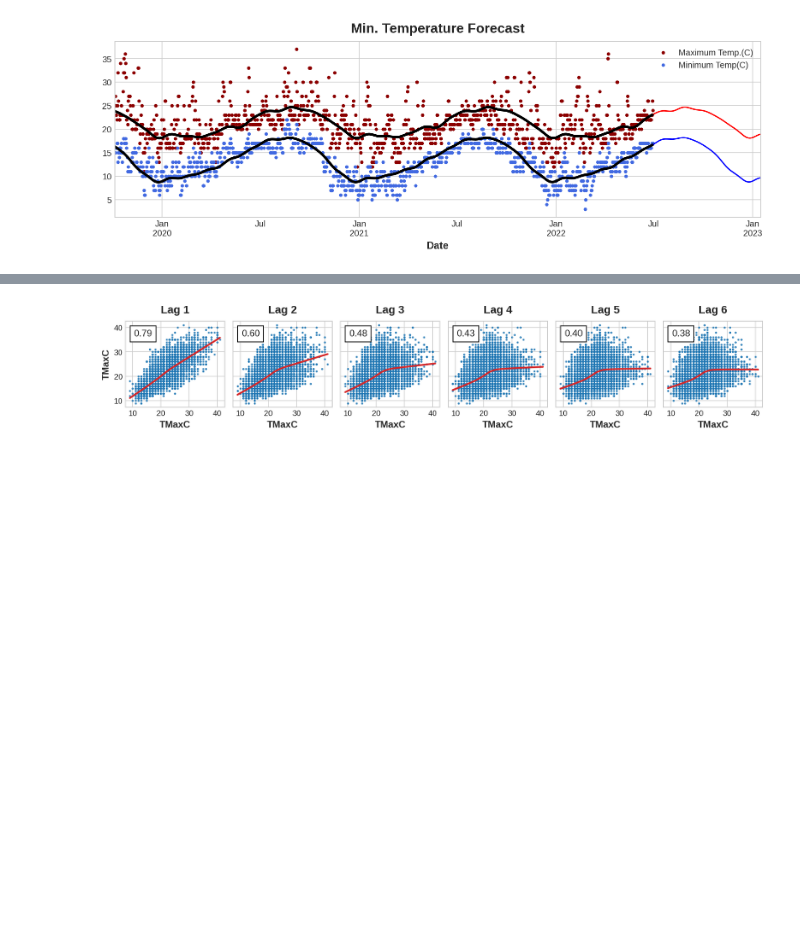
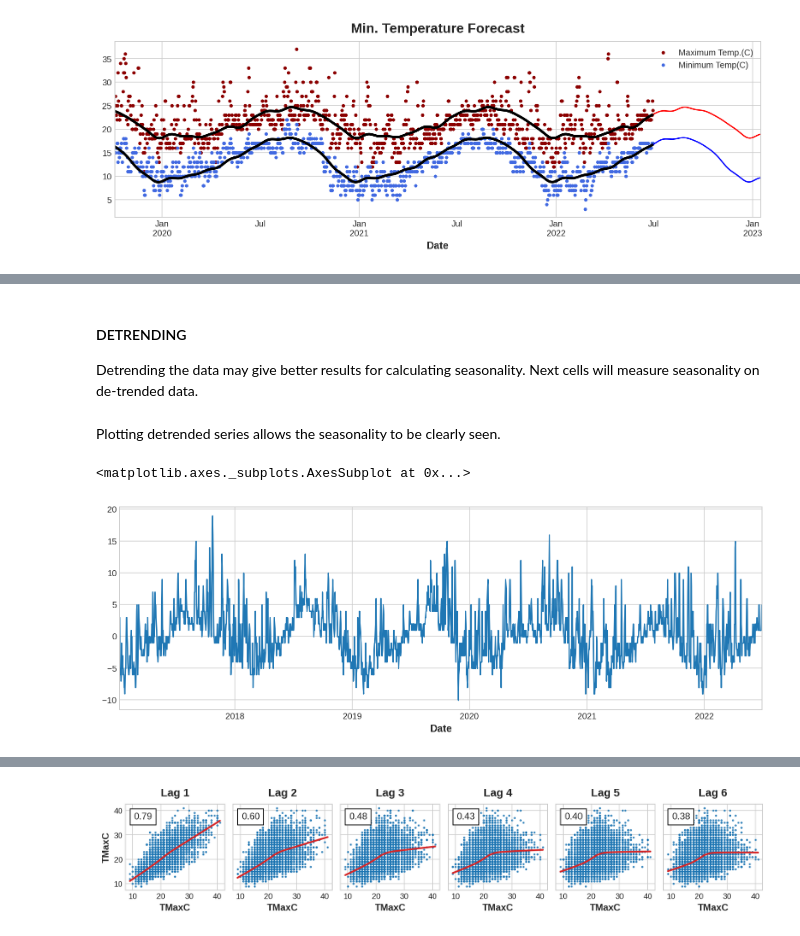
Before and after one commit to gunayyy21/Personal-Projects, a Jupyter notebook: LA weather time-analysis.ipynb, the cells around one changed output, grey strips where cells are left out. Cells and saved outputs as stored; diff of their text form; code cells hidden in the pictures; blank space fills up the shorter version.

```diff
--- a/LA weather time-analysis.ipynb
+++ b/LA weather time-analysis.ipynb
@@ -393,7 +391,7 @@ A fourier series is the sum of some trigonometric functions. For the purposes of
 # %%
 fourier = CalendarFourier(freq="A", order=10)  # 10 sin/cos pairs for "A"nnual seasonality
 
-dp = DeterministicProcess(
+dp_seasonal = DeterministicProcess(
     index=weather_data.index.to_period(),
     constant=True,               # dummy feature for bias (y-intercept)
     order=1,                     # trend (order 1 means linear)
@@ -401,7 +399,7 @@ dp = DeterministicProcess(
     drop=True                    # drop terms to avoid collinearity
 )
 
-X = dp.in_sample()
+X = dp_seasonal.in_sample()
 # %% [markdown]
 Two linear regression models have been used to predict Maximum and Minimum temperatures.
 # %%
@@ -410,23 +408,23 @@ y_max = weather_data["TMax"+unit]
 y_min = weather_data["TMin"+unit]
 
 # Defining models
-model_max = LinearRegression(fit_intercept = False)
-model_min = LinearRegression(fit_intercept = False)
+model_max_seasonal = LinearRegression(fit_intercept = False)
+model_min_seasonal = LinearRegression(fit_intercept = False)
 
 # Fitting models over existing data
-model_max.fit(X, y_max)
-model_min.fit(X, y_min)
+model_max_seasonal.fit(X, y_max)
+model_min_seasonal.fit(X, y_min)
 
 # Defining Forecast Horizon
-X_fore = dp.out_of_sample(steps=200)
+X_fore = dp_seasonal.out_of_sample(steps=200)
 
 # Making predictions on historical data
-y_pred_max_seasonal = pd.Series(model_max.predict(X), index = y_max.index)
-y_pred_min_seasonal = pd.Series(model_min.predict(X), index = y_min.index)
+y_pred_max_seasonal = pd.Series(model_max_seasonal.predict(X), index = y_max.index)
+y_pred_min_seasonal = pd.Series(model_min_seasonal.predict(X), index = y_min.index)
 
 # Making forecasts
-y_fore_max = pd.Series(model_max.predict(X_fore), X_fore.index)
-y_fore_min = pd.Series(model_min.predict(X_fore), X_fore.index)
+y_fore_max = pd.Series(model_max_seasonal.predict(X_fore), X_fore.index)
+y_fore_min = pd.Series(model_min_seasonal.predict(X_fore), X_fore.index)
 # %%
 # Plotting
 ## Plotting last 1000 days to clearly see the data
@@ -465,0 +447,4 @@ y_pred_trend_max.index = y_pred_trend.index.map(pd.to_datetime)
+# %% [markdown]
+#### DETRENDING
+
+Detrending the data may give better results for calculating seasonality. Next cells will measure seasonality on de-trended data.
@@ -465,0 +455,17 @@ y_pred_trend_max.index = y_pred_trend.index.map(pd.to_datetime)
+# %%
+# Changing indexes of series to datetime
+y_pred_trend_max.index = y_pred_trend_max.index.map(pd.to_datetime)
+y_pred_trend_min.index = y_pred_trend_min.index.map(pd.to_datetime)
+y_max.index = y_max.index.map(pd.to_datetime)
+y_min.index = y_min.index.map(pd.to_datetime)
+# %%
+# Finding detrended series by substracting the trend line from the data
+y_detrended_max = y_max - y_pred_trend_max
+y_detrended_min = y_min - y_pred_trend_min
+# %% [markdown]
+Plotting detrended series allows the seasonality to be clearly seen.
+# %%
+y_detrended_max[-2000:].plot() # Plotting last 2000 days to see seasonality better
+# %% [output]
+<matplotlib.axes._subplots.AxesSubplot at 0x...>
+[figure, added]
```
Also changed, not shown: parts of 81 cells of this notebook.
